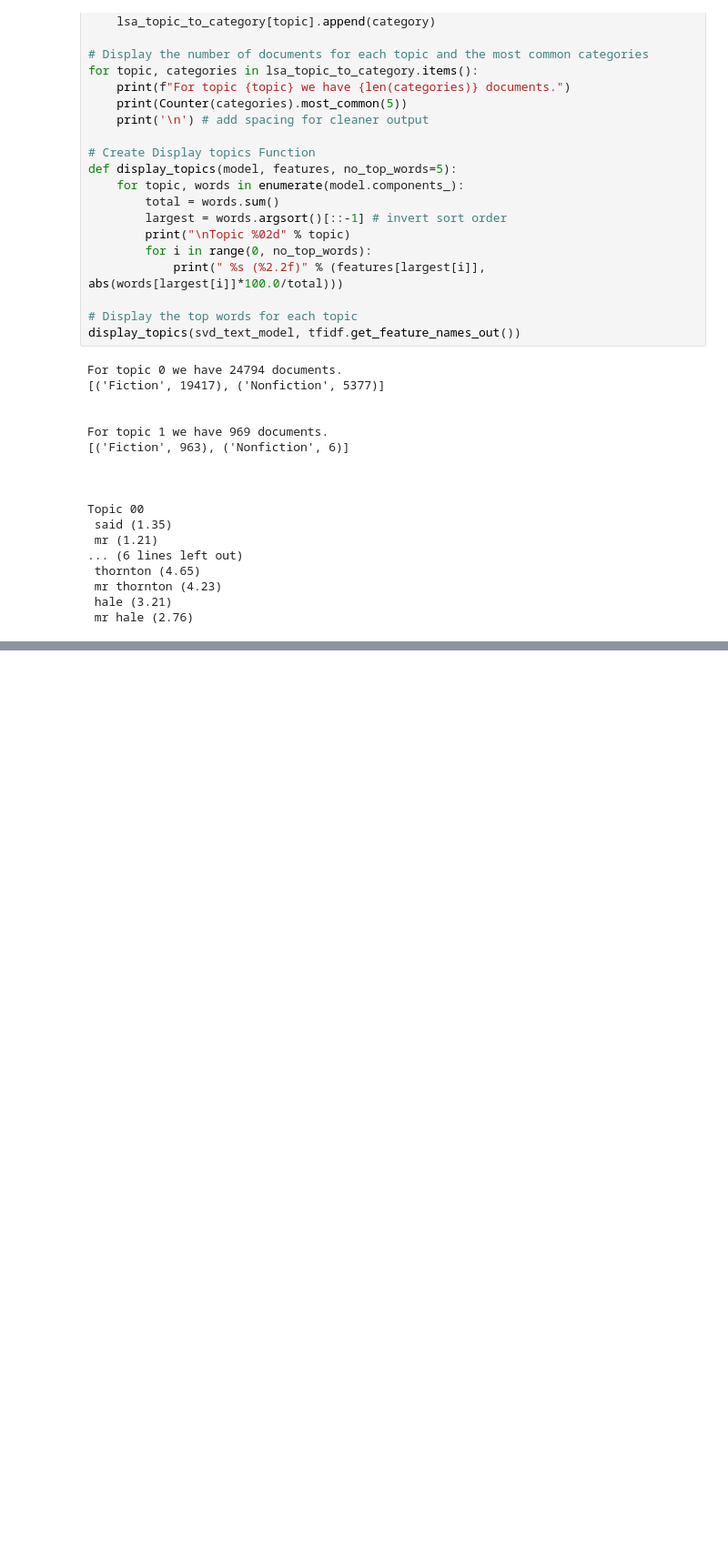
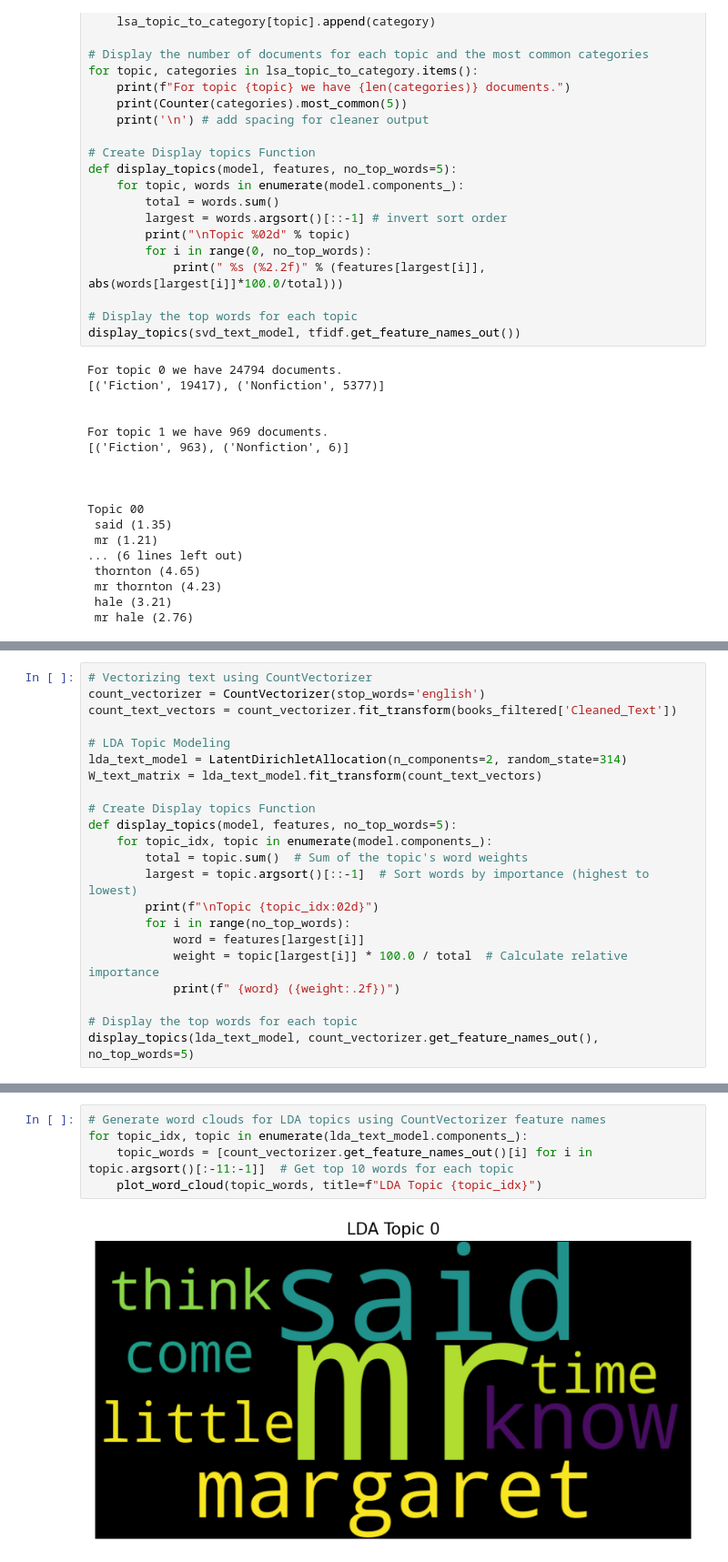
Before and after one commit to lvandine44/ADS509-FinalProject, a Jupyter notebook: LiteraryAnalysisTextMining.ipynb, the cells around one changed output, grey strips where cells are left out. Shown at 91% size. Drawn from its saved outputs; the diff is of its cells as text; blank space fills up the shorter version.

```diff
--- a/LiteraryAnalysisTextMining.ipynb
+++ b/LiteraryAnalysisTextMining.ipynb
@@ -626,0 +668,22 @@ Topic 00
+# %%
+# Vectorizing text using CountVectorizer
+count_vectorizer = CountVectorizer(stop_words='english')
+count_text_vectors = count_vectorizer.fit_transform(books_filtered['Cleaned_Text'])
+
+# LDA Topic Modeling
+lda_text_model = LatentDirichletAllocation(n_components=2, random_state=314)
+W_text_matrix = lda_text_model.fit_transform(count_text_vectors)
+
+# Create Display topics Function
+def display_topics(model, features, no_top_words=5):
+    for topic_idx, topic in enumerate(model.components_):
+        total = topic.sum()  # Sum of the topic's word weights
+        largest = topic.argsort()[::-1]  # Sort words by importance (highest to lowest)
+        print(f"\nTopic {topic_idx:02d}")
+        for i in range(no_top_words):
+            word = features[largest[i]]
+            weight = topic[largest[i]] * 100.0 / total  # Calculate relative importance
+            print(f" {word} ({weight:.2f})")
+
+# Display the top words for each topic
+display_topics(lda_text_model, count_vectorizer.get_feature_names_out(), no_top_words=5)
@@ -626,0 +704,7 @@ Topic 00
+# %%
+# Generate word clouds for LDA topics using CountVectorizer feature names
+for topic_idx, topic in enumerate(lda_text_model.components_):
+    topic_words = [count_vectorizer.get_feature_names_out()[i] for i in topic.argsort()[:-11:-1]]  # Get top 10 words for each topic
+    plot_word_cloud(topic_words, title=f"LDA Topic {topic_idx}")
+# %% [output]
+[figure, added]
```
Also changed, not shown: parts of 15 cells of this notebook.
